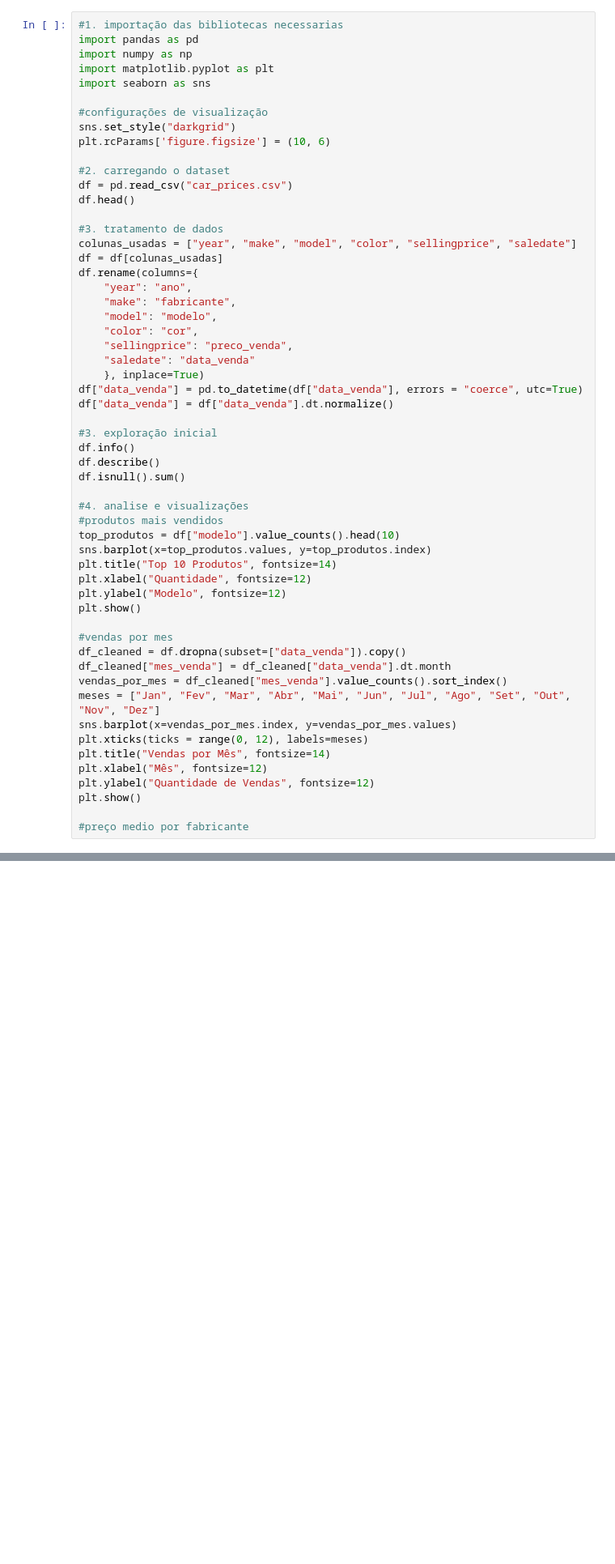
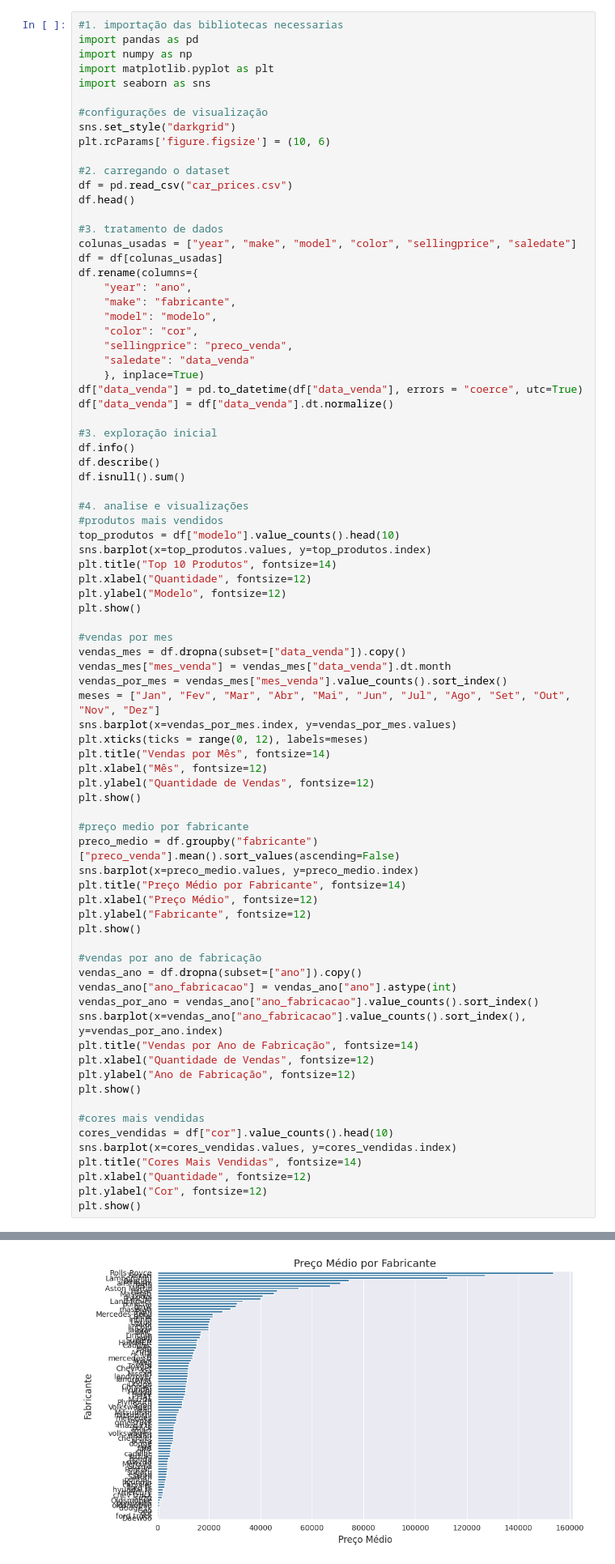
Before and after one commit to Abimaleh/data-science-portfolio, a Jupyter notebook: AEV_projeto.ipynb, the cells around one changed output, grey strips where cells are left out. Shown at 81% size. Drawn from its saved outputs; the diff is of its cells as text; blank space fills up the shorter version.

```diff
--- a/AEV_projeto.ipynb
+++ b/AEV_projeto.ipynb
@@ -42,33 +42,58 @@ plt.title("Top 10 Produtos", fontsize=14)
 plt.xlabel("Quantidade", fontsize=12)
 plt.ylabel("Modelo", fontsize=12)
 plt.show()
 
 #vendas por mes
-df_cleaned = df.dropna(subset=["data_venda"]).copy()
-df_cleaned["mes_venda"] = df_cleaned["data_venda"].dt.month
-vendas_por_mes = df_cleaned["mes_venda"].value_counts().sort_index()
+vendas_mes = df.dropna(subset=["data_venda"]).copy()
+vendas_mes["mes_venda"] = vendas_mes["data_venda"].dt.month
+vendas_por_mes = vendas_mes["mes_venda"].value_counts().sort_index()
 meses = ["Jan", "Fev", "Mar", "Abr", "Mai", "Jun", "Jul", "Ago", "Set", "Out", "Nov", "Dez"]
 sns.barplot(x=vendas_por_mes.index, y=vendas_por_mes.values)
 plt.xticks(ticks = range(0, 12), labels=meses)
 plt.title("Vendas por Mês", fontsize=14)
 plt.xlabel("Mês", fontsize=12)
 plt.ylabel("Quantidade de Vendas", fontsize=12)
 plt.show()
 
 #preço medio por fabricante
+preco_medio = df.groupby("fabricante")["preco_venda"].mean().sort_values(ascending=False)
+sns.barplot(x=preco_medio.values, y=preco_medio.index)
+plt.title("Preço Médio por Fabricante", fontsize=14)
+plt.xlabel("Preço Médio", fontsize=12)
+plt.ylabel("Fabricante", fontsize=12)
+plt.show()
+
+#vendas por ano de fabricação
+vendas_ano = df.dropna(subset=["ano"]).copy()
+vendas_ano["ano_fabricacao"] = vendas_ano["ano"].astype(int)
+vendas_por_ano = vendas_ano["ano_fabricacao"].value_counts().sort_index()
+sns.barplot(x=vendas_ano["ano_fabricacao"].value_counts().sort_index(), y=vendas_por_ano.index)
+plt.title("Vendas por Ano de Fabricação", fontsize=14)
+plt.xlabel("Quantidade de Vendas", fontsize=12)
+plt.ylabel("Ano de Fabricação", fontsize=12)
+plt.show()
+
+#cores mais vendidas
+cores_vendidas = df["cor"].value_counts().head(10)
+sns.barplot(x=cores_vendidas.values, y=cores_vendidas.index)
+plt.title("Cores Mais Vendidas", fontsize=14)
+plt.xlabel("Quantidade", fontsize=12)
+plt.ylabel("Cor", fontsize=12)
+plt.show()
 # %% [output]
 <class 'pandas.core.frame.DataFrame'>
 RangeIndex: 558837 entries, 0 to 558836
 Data columns (total 6 columns):
  #   Column       Non-Null Count   Dtype
 ---  ------       --------------   -----
  0   ano          558837 non-null  int64
  1   fabricante   548536 non-null  object
  2   modelo       548438 non-null  object
  3   cor          558088 non-null  object
  4   preco_venda  558825 non-null  float64
  5   data_venda   558799 non-null  datetime64[ns, UTC]
 dtypes: datetime64[ns, UTC](1), float64(1), int64(1), object(3)
 memory usage: 25.6+ MB
 [figure]
 [figure]
+[figure, added]
```
Also changed, not shown: parts of 1 cell of this notebook.
